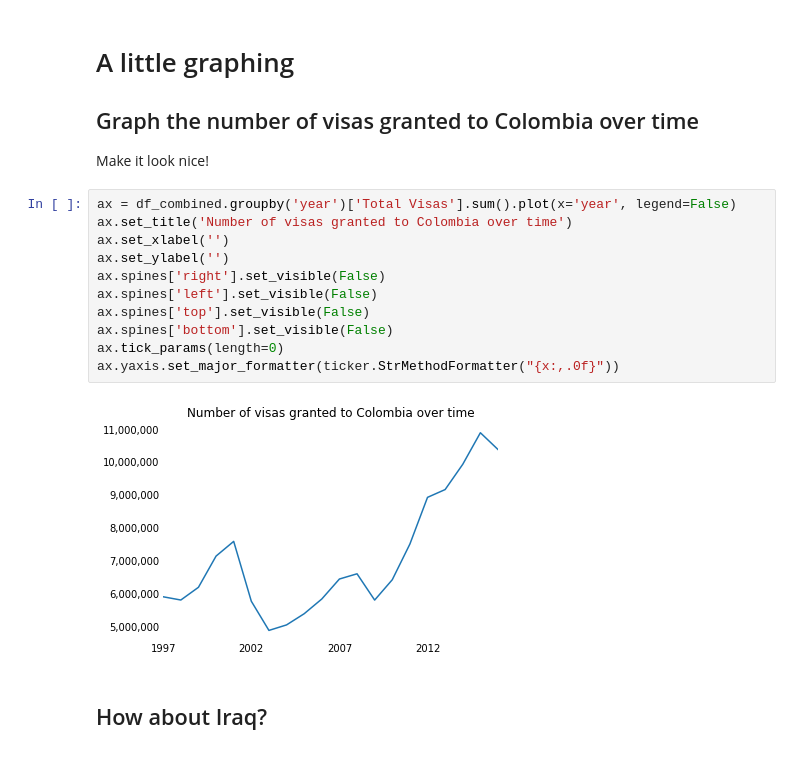
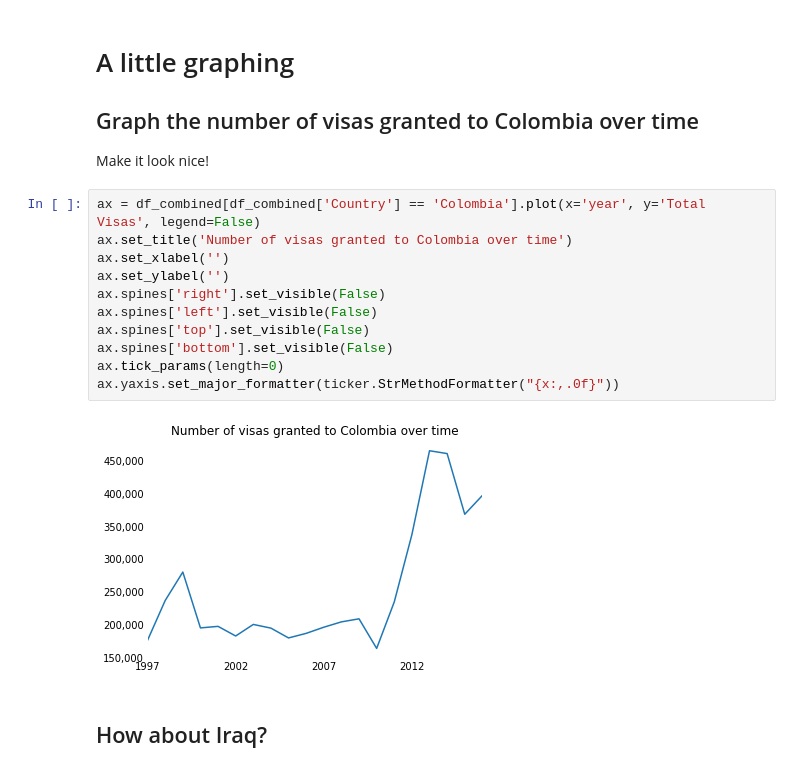
Before and after one commit to mukhtaryare/foundations-1, a Jupyter notebook: 12-homework/Visas.ipynb, the cells around one changed output. Drawn from its saved outputs; the diff is of its cells as text.

```diff
--- a/12-homework/Visas.ipynb
+++ b/12-homework/Visas.ipynb
@@ -466,18 +466,18 @@ Name: year, dtype: int64
 
 Make it look nice!
 # %%
-ax = df_combined.groupby('year')['Total Visas'].sum().plot(x='year', legend=False)
+ax = df_combined[df_combined['Country'] == 'Colombia'].plot(x='year', y='Total Visas', legend=False)
 ax.set_title('Number of visas granted to Colombia over time')
 ax.set_xlabel('')
 ax.set_ylabel('')
 ax.spines['right'].set_visible(False)
 ax.spines['left'].set_visible(False)
 ax.spines['top'].set_visible(False)
 ax.spines['bottom'].set_visible(False)
 ax.tick_params(length=0)
 ax.yaxis.set_major_formatter(ticker.StrMethodFormatter("{x:,.0f}"))
 # %% [output]
-[figure, old version]
+[figure, new version]
 # %% [markdown]
 ## How about Iraq?
 # %%
```
Also changed, not shown: parts of 2 cells of this notebook, 1 other file.
